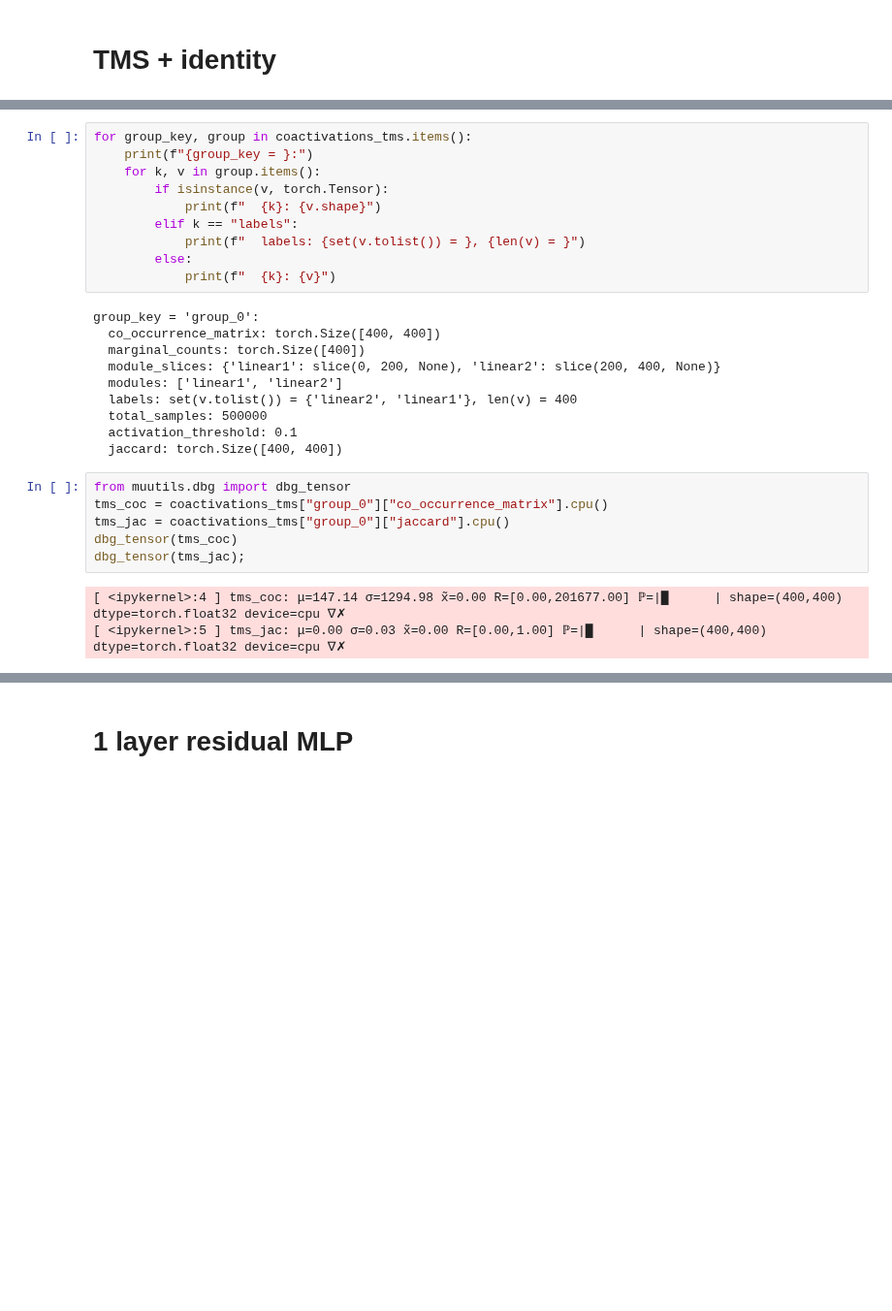
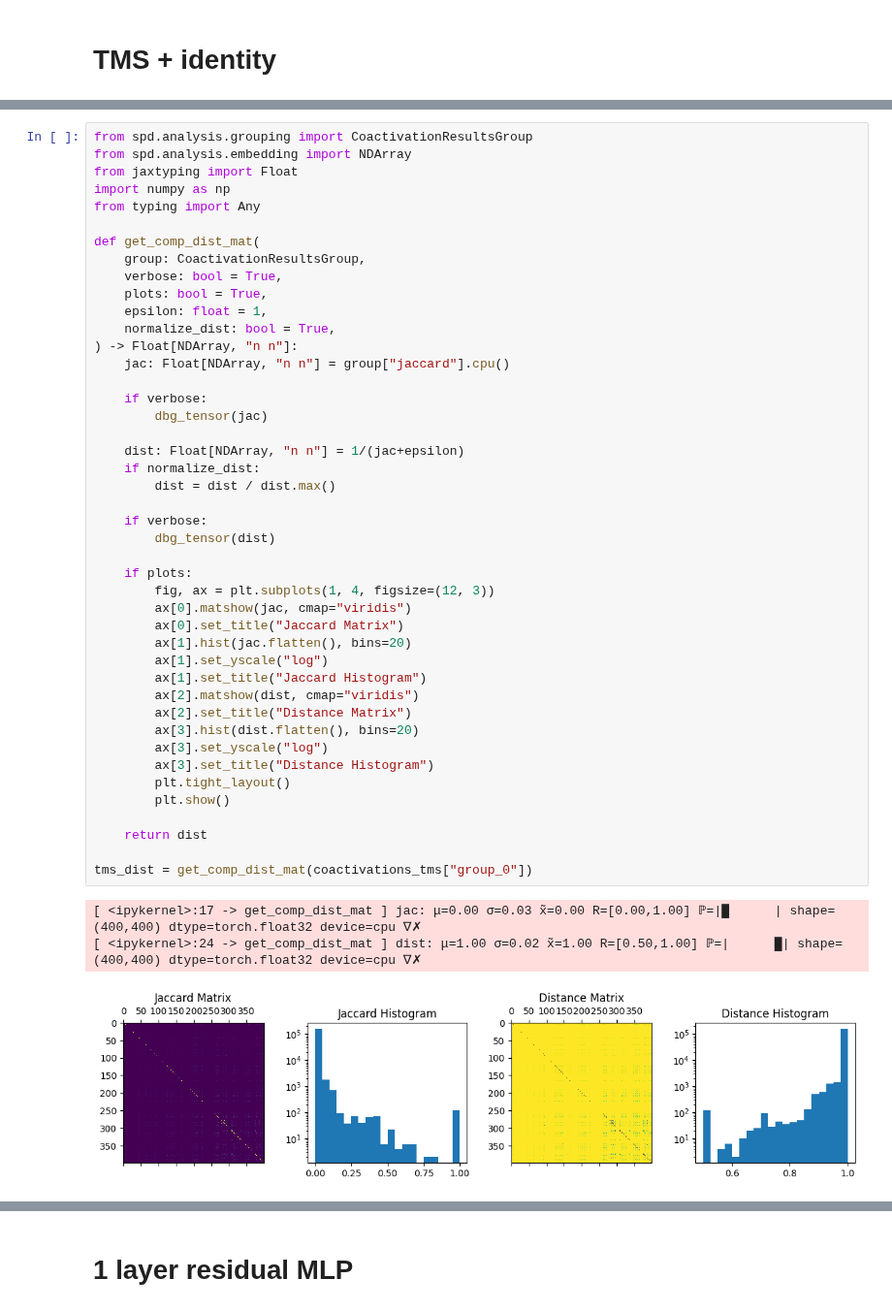
Before and after one commit to mivanit/apd, a Jupyter notebook: notebooks/mivanit/dev_grouping.ipynb, the cells around one changed output, grey strips where cells are left out. Shown at 97% size. Cells and saved outputs as stored; diff of their text form; blank space fills up the shorter version.

```diff
--- a/notebooks/mivanit/dev_grouping.ipynb
+++ b/notebooks/mivanit/dev_grouping.ipynb
@@ -57,29 +65,48 @@ Cluster sizes: [ 3  2  1  3 16  2  2  2  2  2  2  2  2  2  2  2  2  2  2  2  2
-# %%
-for group_key, group in coactivations_tms.items():
-    print(f"{group_key = }:")
-    for k, v in group.items():
-        if isinstance(v, torch.Tensor):
-            print(f"  {k}: {v.shape}")
-        elif k == "labels":
-            print(f"  labels: {set(v.tolist()) = }, {len(v) = }")
-        else:
-            print(f"  {k}: {v}")
-# %% [output]
-group_key = 'group_0':
-  co_occurrence_matrix: torch.Size([400, 400])
-  marginal_counts: torch.Size([400])
-  module_slices: {'linear1': slice(0, 200, None), 'linear2': slice(200, 400, None)}
-  modules: ['linear1', 'linear2']
-  labels: set(v.tolist()) = {'linear2', 'linear1'}, len(v) = 400
-  total_samples: 500000
-  activation_threshold: 0.1
-  jaccard: torch.Size([400, 400])
 # %%
-from muutils.dbg import dbg_tensor
-tms_coc = coactivations_tms["group_0"]["co_occurrence_matrix"].cpu()
-tms_jac = coactivations_tms["group_0"]["jaccard"].cpu()
-dbg_tensor(tms_coc)
-dbg_tensor(tms_jac);
+from spd.analysis.grouping import CoactivationResultsGroup
+from spd.analysis.embedding import NDArray
+from jaxtyping import Float
+import numpy as np
+from typing import Any
+
+def get_comp_dist_mat(
+	group: CoactivationResultsGroup,
+	verbose: bool = True,
+	plots: bool = True,
+	epsilon: float = 1,
+	normalize_dist: bool = True,
+) -> Float[NDArray, "n n"]:
+	jac: Float[NDArray, "n n"] = group["jaccard"].cpu()
+
+	if verbose:
+		dbg_tensor(jac)
+
+	dist: Float[NDArray, "n n"] = 1/(jac+epsilon)
+	if normalize_dist:
+		dist = dist / dist.max()
+
+	if verbose:
+		dbg_tensor(dist)
+
+	if plots:
+		fig, ax = plt.subplots(1, 4, figsize=(12, 3))
+		ax[0].matshow(jac, cmap="viridis")
+		ax[0].set_title("Jaccard Matrix")
+		ax[1].hist(jac.flatten(), bins=20)
+		ax[1].set_yscale("log")
+		ax[1].set_title("Jaccard Histogram")
+		ax[2].matshow(dist, cmap="viridis")
+		ax[2].set_title("Distance Matrix")
+		ax[3].hist(dist.flatten(), bins=20)
+		ax[3].set_yscale("log")
+		ax[3].set_title("Distance Histogram")
+		plt.tight_layout()
+		plt.show()
+
+	return dist
+
+tms_dist = get_comp_dist_mat(coactivations_tms["group_0"])
 # %% [output]
-[ <ipykernel>:4 ] tms_coc: μ=147.14 σ=1294.98 x̃=0.00 R=[0.00,201677.00] ℙ=|█      | shape=(400,400) dtype=torch.float32 device=cpu ∇✗
-[ <ipykernel>:5 ] tms_jac: μ=0.00 σ=0.03 x̃=0.00 R=[0.00,1.00] ℙ=|█      | shape=(400,400) dtype=torch.float32 device=cpu ∇✗
+[ <ipykernel>:17 -> get_comp_dist_mat ] jac: μ=0.00 σ=0.03 x̃=0.00 R=[0.00,1.00] ℙ=|█      | shape=(400,400) dtype=torch.float32 device=cpu ∇✗
+[ <ipykernel>:24 -> get_comp_dist_mat ] dist: μ=1.00 σ=0.02 x̃=1.00 R=[0.50,1.00] ℙ=|      █| shape=(400,400) dtype=torch.float32 device=cpu ∇✗
+[figure, added]
```
Also changed, not shown: parts of 9 cells of this notebook, 6 other files.
